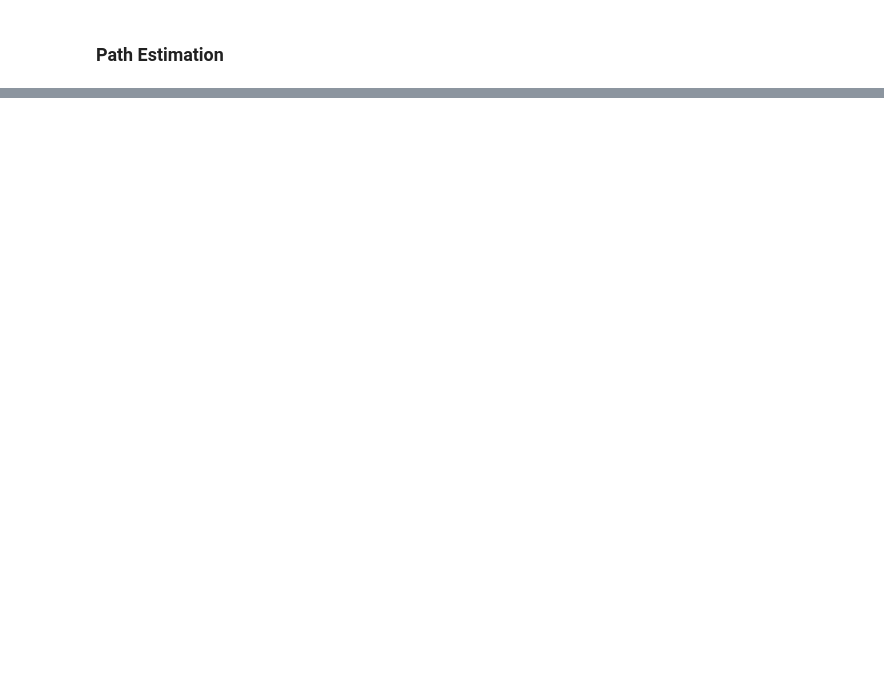
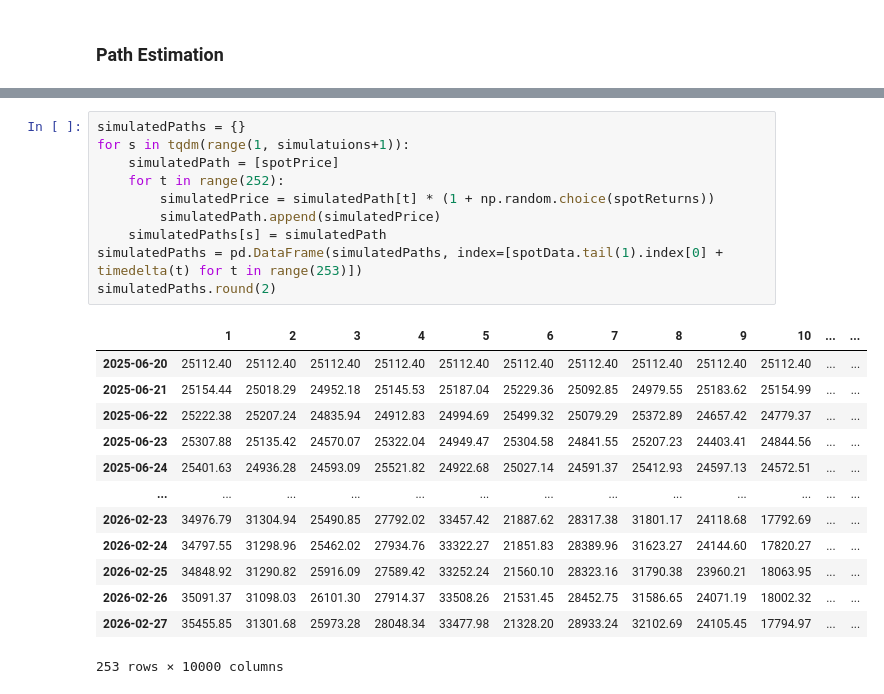
Before and after one commit to dinesh494/Market_Risk, a Jupyter notebook: Historical Simulation Method.ipynb, the cells around one changed output, grey strips where cells are left out. Saved outputs shown, nothing was run; the diff lists cells and outputs as text; blank space fills up the shorter version.

```diff
--- a/Historical Simulation Method.ipynb
+++ b/Historical Simulation Method.ipynb
@@ -100,0 +148,24 @@ plt.show()
+# %%
+simulatedPaths = {}
+for s in tqdm(range(1, simulatuions+1)):
+    simulatedPath = [spotPrice]
+    for t in range(252):
+        simulatedPrice = simulatedPath[t] * (1 + np.random.choice(spotReturns))
+        simulatedPath.append(simulatedPrice)
+    simulatedPaths[s] = simulatedPath
+simulatedPaths = pd.DataFrame(simulatedPaths, index=[spotData.tail(1).index[0] + timedelta(t) for t in range(253)])
+simulatedPaths.round(2)
+# %% [output]
+|  | 1 | 2 | 3 | 4 | 5 | 6 | 7 | 8 | 9 | 10 | ... | ... |
+| 2025-06-20 | 25112.40 | 25112.40 | 25112.40 | 25112.40 | 25112.40 | 25112.40 | 25112.40 | 25112.40 | 25112.40 | 25112.40 | ... | ... |
+| 2025-06-21 | 25154.44 | 25018.29 | 24952.18 | 25145.53 | 25187.04 | 25229.36 | 25092.85 | 24979.55 | 25183.62 | 25154.99 | ... | ... |
+| 2025-06-22 | 25222.38 | 25207.24 | 24835.94 | 24912.83 | 24994.69 | 25499.32 | 25079.29 | 25372.89 | 24657.42 | 24779.37 | ... | ... |
+| 2025-06-23 | 25307.88 | 25135.42 | 24570.07 | 25322.04 | 24949.47 | 25304.58 | 24841.55 | 25207.23 | 24403.41 | 24844.56 | ... | ... |
+| 2025-06-24 | 25401.63 | 24936.28 | 24593.09 | 25521.82 | 24922.68 | 25027.14 | 24591.37 | 25412.93 | 24597.13 | 24572.51 | ... | ... |
+| ... | ... | ... | ... | ... | ... | ... | ... | ... | ... | ... | ... | ... |
+| 2026-02-23 | 34976.79 | 31304.94 | 25490.85 | 27792.02 | 33457.42 | 21887.62 | 28317.38 | 31801.17 | 24118.68 | 17792.69 | ... | ... |
+| 2026-02-24 | 34797.55 | 31298.96 | 25462.02 | 27934.76 | 33322.27 | 21851.83 | 28389.96 | 31623.27 | 24144.60 | 17820.27 | ... | ... |
+| 2026-02-25 | 34848.92 | 31290.82 | 25916.09 | 27589.42 | 33252.24 | 21560.10 | 28323.16 | 31790.38 | 23960.21 | 18063.95 | ... | ... |
+| 2026-02-26 | 35091.37 | 31098.03 | 26101.30 | 27914.37 | 33508.26 | 21531.45 | 28452.75 | 31586.65 | 24071.19 | 18002.32 | ... | ... |
+| 2026-02-27 | 35455.85 | 31301.68 | 25973.28 | 28048.34 | 33477.98 | 21328.20 | 28933.24 | 32102.69 | 24105.45 | 17794.97 | ... | ... |
+253 rows × 10000 columns
```
Also changed, not shown: parts of 21 cells of this notebook, 1 other file.
